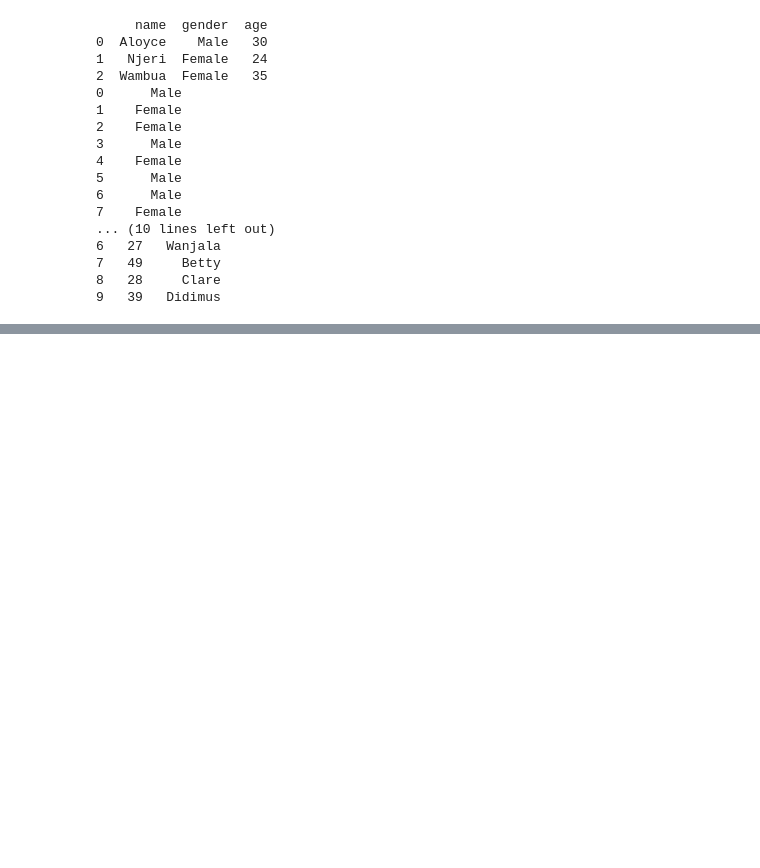
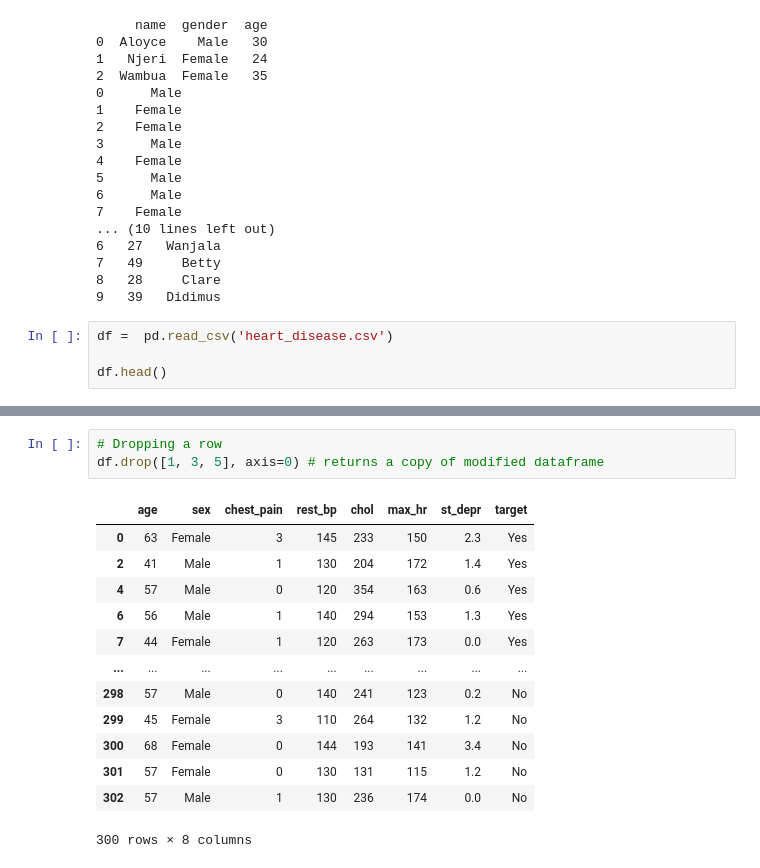
Before and after one commit to Collins331/Precision-Medicine, a Jupyter notebook: Programming Basics/Pandas/pandas_basics.ipynb, the cells around one changed output, grey strips where cells are left out. Drawn from its saved outputs; the diff is of its cells as text; blank space fills up the shorter version.

Commit message:
drop columns & rows

```diff
--- a/Programming Basics/Pandas/pandas_basics.ipynb
+++ b/Programming Basics/Pandas/pandas_basics.ipynb
@@ -235,3 +235,7 @@ print(df[['age', 'name']])
 7   49     Betty
 8   28     Clare
 9   39   Didimus
+# %%
+df =  pd.read_csv('heart_disease.csv')
+
+df.head()
@@ -237,0 +256,17 @@ print(df[['age', 'name']])
+# %%
+# Dropping a row
+df.drop([1, 3, 5], axis=0) # returns a copy of modified dataframe
+# %% [output]
+|  | age | sex | chest_pain | rest_bp | chol | max_hr | st_depr | target |
+| 0 | 63 | Female | 3 | 145 | 233 | 150 | 2.3 | Yes |
+| 2 | 41 | Male | 1 | 130 | 204 | 172 | 1.4 | Yes |
+| 4 | 57 | Male | 0 | 120 | 354 | 163 | 0.6 | Yes |
+| 6 | 56 | Male | 1 | 140 | 294 | 153 | 1.3 | Yes |
+| 7 | 44 | Female | 1 | 120 | 263 | 173 | 0.0 | Yes |
+| ... | ... | ... | ... | ... | ... | ... | ... | ... |
+| 298 | 57 | Male | 0 | 140 | 241 | 123 | 0.2 | No |
+| 299 | 45 | Female | 3 | 110 | 264 | 132 | 1.2 | No |
+| 300 | 68 | Female | 0 | 144 | 193 | 141 | 3.4 | No |
+| 301 | 57 | Female | 0 | 130 | 131 | 115 | 1.2 | No |
+| 302 | 57 | Male | 1 | 130 | 236 | 174 | 0.0 | No |
+300 rows × 8 columns
```
Also changed, not shown: parts of 9 cells of this notebook, 1 other file.
